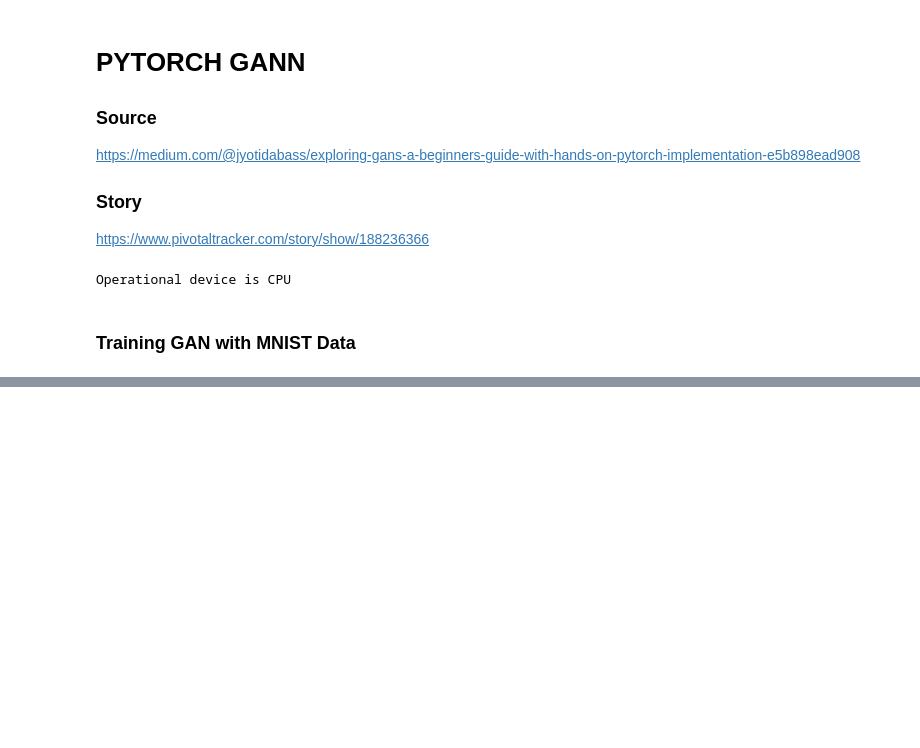
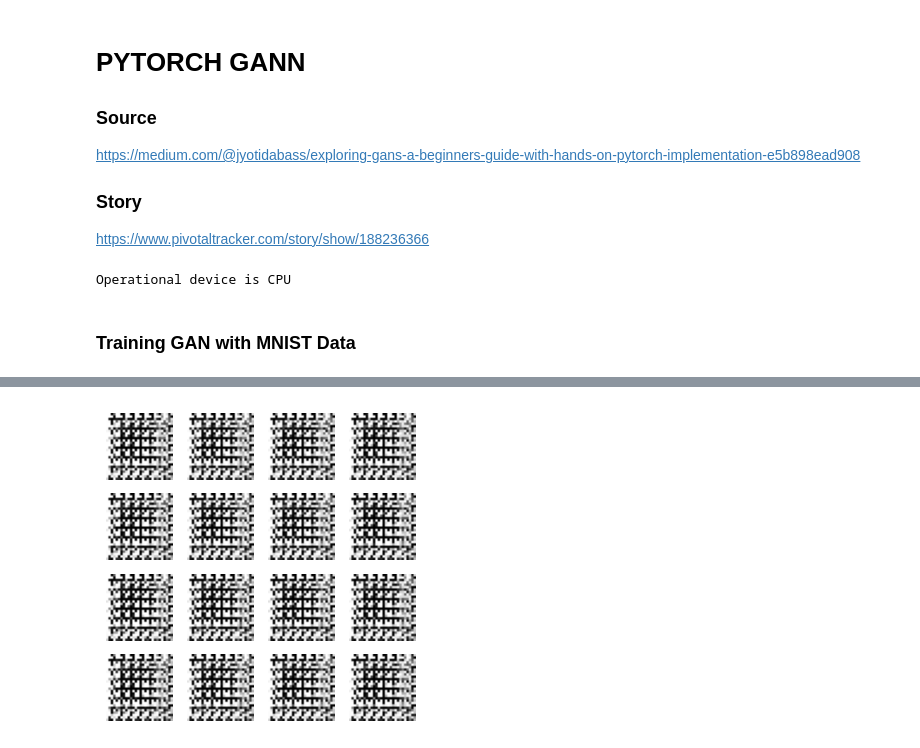
Before and after one commit to digitaico/ml, a Jupyter notebook: gann2/main.ipynb, the cells around one changed output, grey strips where cells are left out. Cells and saved outputs as stored; diff of their text form; code cells hidden in the pictures; blank space fills up the shorter version.

Commit message:
completed Gann,  generated 16 images

```diff
--- a/gann2/main.ipynb
+++ b/gann2/main.ipynb
@@ -89,7 +89,7 @@ discriminator_optimizer = optim.Adam(discriminator.parameters(), lr=0.0002, beta
 NUM_EPOCHS = 5
 BATCH_SIZE = 256
 # %%
-# Dataload
+# Dataloader
 transform = transforms.Compose([
     transforms.ToTensor(),
     transforms.Normalize((0.5,),(0.5,))
@@ -120,7 +120,7 @@ for epoch in range(NUM_EPOCHS):
         discriminator_optimizer.step()
 
         # Train Generator
-        generator_optimizer.zero.grad()
+        generator_optimizer.zero_grad()
         fake_labels = torch.ones(real_images.size(0), 1, device=device)
         fake_outputs = discriminator(fake_images)
         gen_loss = criterion(fake_outputs, fake_labels)
@@ -128,3 +128,7 @@ for epoch in range(NUM_EPOCHS):
         generator_optimizer.step()
 
         # Print Losses
+        if i % 100 == 0:
+            print(f'Epoch [{epoch+1}/{NUM_EPOCHS}], Step [{i+1}/{len(train_loader)}], '
+                  f'Discriminator Loss: {real_loss.item() + fake_loss.item():.4f}, '
+                  f'Generator Loss: {gen_loss.item():.4f}')
@@ -130,0 +151,22 @@ for epoch in range(NUM_EPOCHS):
+# %%
+# Generate and save images
+def generate_and_save_images(model, epoch, noise):
+    model.eval()
+    with torch.no_grad():
+        fake_images = model(noise).cpu()
+        fake_images = fake_images.view(fake_images.size(0), 28, 28)
+
+        fig = plt.figure(figsize=(4, 4))
+        for i in range(fake_images.size(0)):
+            plt.subplot(4,4, i+1)
+            plt.imshow(fake_images[i], cmap='gray')
+            plt.axis('off')
+
+        plt.savefig(f'image_at_epoch_{epoch+1:04d}.png')
+        plt.show()
+# %%
+# Generate Test Noise
+test_noise = torch.randn(16, NOISE_DIM, device=device)
+generate_and_save_images(generator, NUM_EPOCHS, test_noise)
+# %% [output]
+[figure, added]
```
Also changed, not shown: parts of 2 cells of this notebook.
